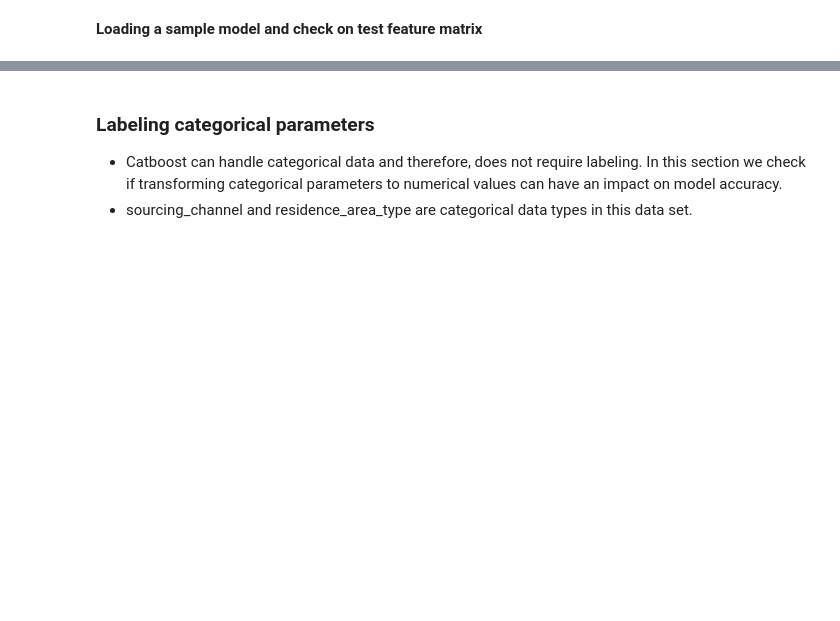
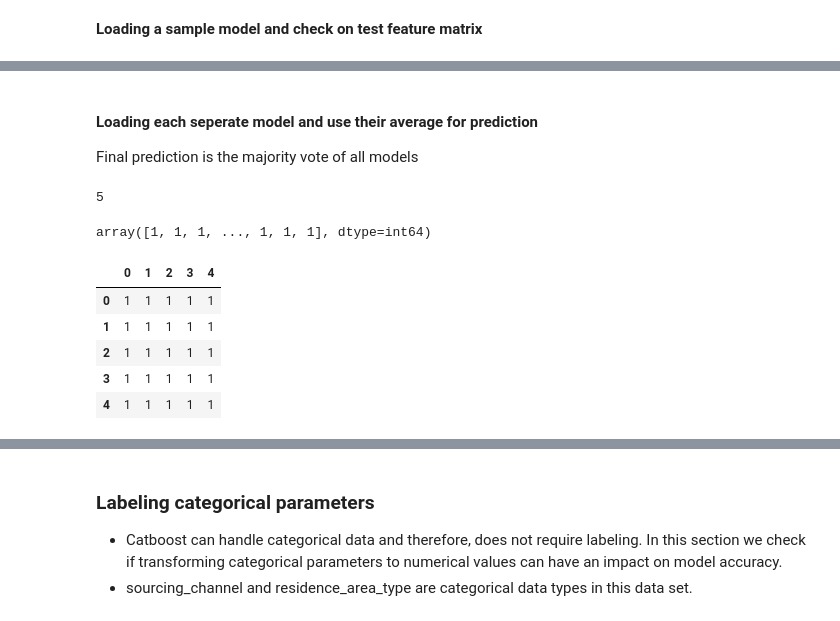
Before and after one commit to ErfanEbrahimiBazaz/catboost_insurance_churn_rate, a Jupyter notebook: catboost.ipynb, the cells around one changed output, grey strips where cells are left out. Saved outputs shown, nothing was run; the diff lists cells and outputs as text; code cells hidden in the pictures; blank space fills up the shorter version.

Commit message:
saving each catboost in kfold crossvalidation seperately, load them all for test data and average the result, round them to 0 and 1

```diff
--- a/catboost.ipynb
+++ b/catboost.ipynb
@@ -295,5 +295,30 @@ print(f1_score(y_test, pred, pos_label=0))
+# %% [markdown]
+#### Loading each seperate model and use their average for prediction
+
+Final prediction is the majority vote of all models
 # %%
 model_list = ['model_1.sav', 'model_2.sav', 'model_3.sav', 'model_4.sav', 'model_5.sav']
+result_set = []
 for model in model_list:
     loaded_model = pickle.load(open(model, 'rb'))
-    loaded_model.predict(df_test)
+    res = loaded_model.predict(df_test)
+    result_set.append(res)
+# %%
+len(result_set)
+# %% [output]
+5
+# %%
+result_set[0]
+# %% [output]
+array([1, 1, 1, ..., 1, 1, 1], dtype=int64)
+# %%
+result_df = pd.DataFrame(result_set)
+result_df = result_df.T
+result_df.head()
+# %% [output]
+|  | 0 | 1 | 2 | 3 | 4 |
+| 0 | 1 | 1 | 1 | 1 | 1 |
+| 1 | 1 | 1 | 1 | 1 | 1 |
+| 2 | 1 | 1 | 1 | 1 | 1 |
+| 3 | 1 | 1 | 1 | 1 | 1 |
+| 4 | 1 | 1 | 1 | 1 | 1 |
```
Also changed, not shown: parts of 10 cells of this notebook.
